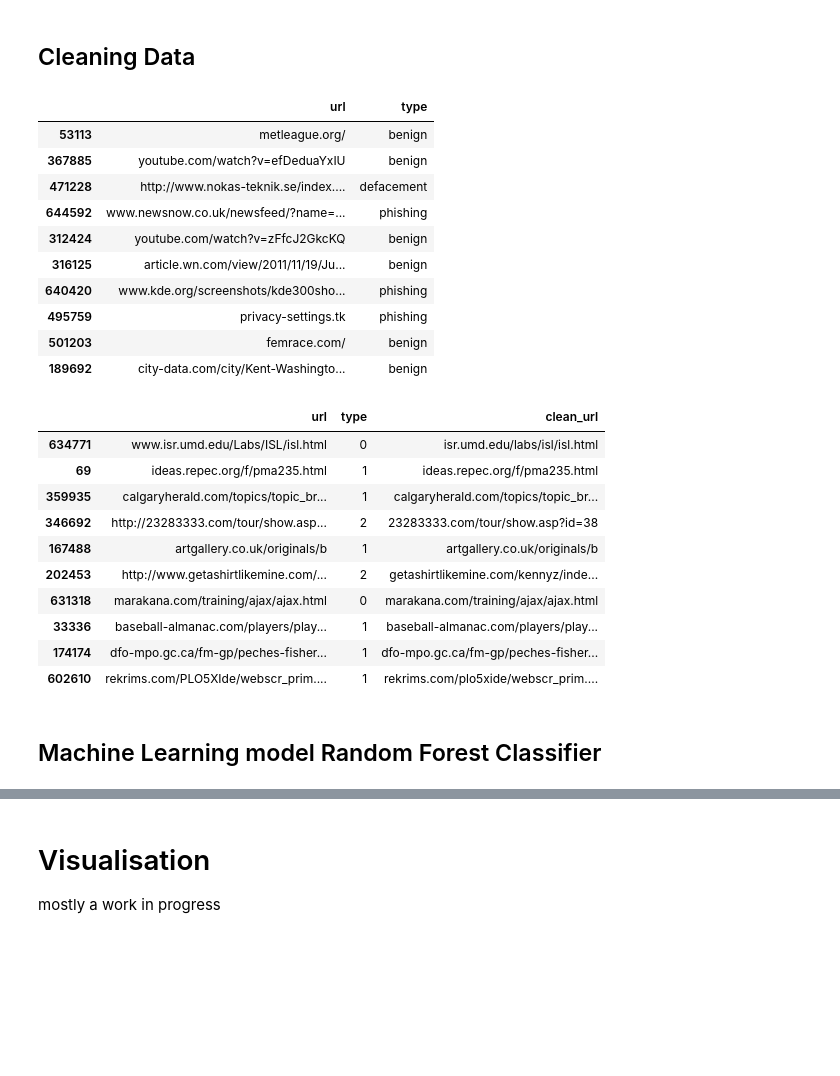
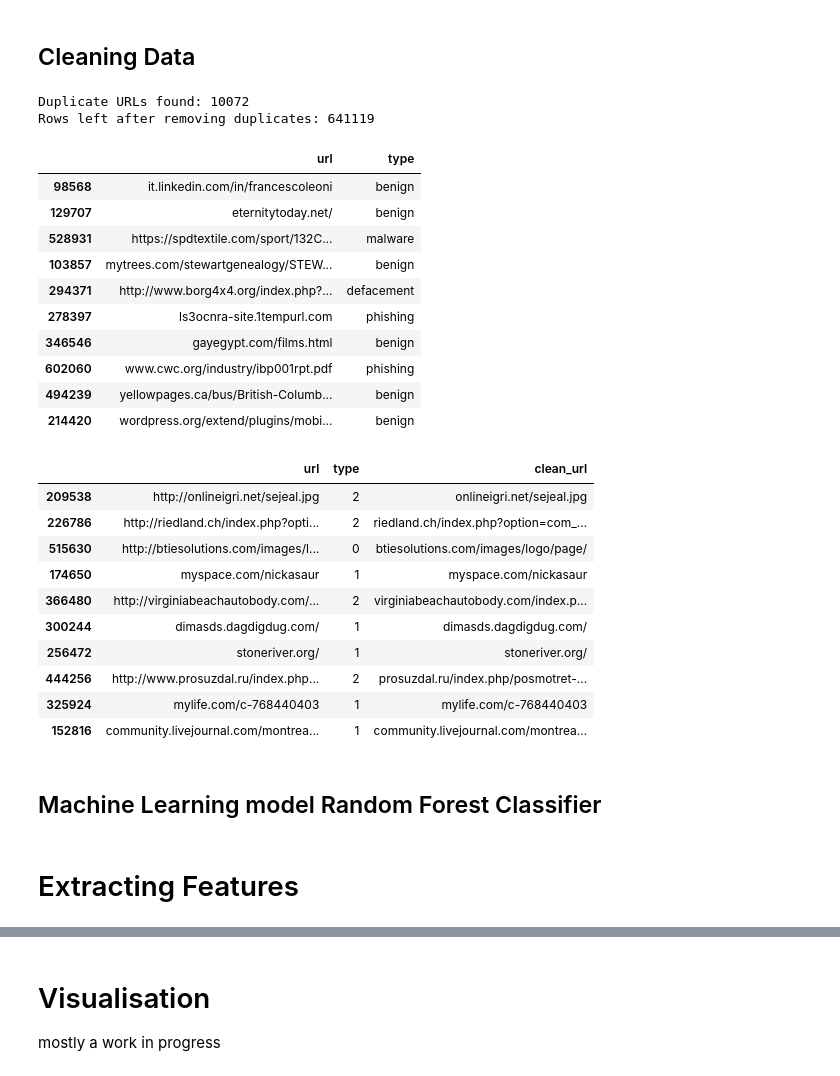
Before and after one commit to TheDelta220/Phishing-URL-Detection, a Jupyter notebook: Phishing URL Detection.ipynb, the cells around one changed output, grey strips where cells are left out. Cells and saved outputs as stored; diff of their text form; code cells hidden in the pictures; blank space fills up the shorter version.

```diff
--- a/Phishing URL Detection.ipynb
+++ b/Phishing URL Detection.ipynb
@@ -47,24 +47,36 @@ Name: count, dtype: int64
 # %%
 #uses "dropna" to get rid of any missing entrys
 #https://pandas.pydata.org/docs/reference/api/pandas.DataFrame.dropna.html#
 df = df.dropna(subset=["url", "type"])
 #turns all values in the URL colomn into strings and then removes spaces, tabs and other stuff so that it make it easier to read
 df["url"] = df["url"].astype(str).str.strip()
 #creates a column of bool values where True is a URL that has text and False are just blank
 df = df[df["url"] != ""]
+#counts how many rows are a repeat of a URL that is already in the data
+#https://pandas.pydata.org/docs/reference/api/pandas.DataFrame.duplicated.html
+print("Duplicate URLs found:", df.duplicated(subset=["url"]).sum())
+#uses "drop_duplicates" to keep the first copy of each URL and remove the repeats
+#this is done so the same URL cant end up in both the training set and the test set
+#https://pandas.pydata.org/docs/reference/api/pandas.DataFrame.drop_duplicates.html
+df = df.drop_duplicates(subset=["url"], keep="first")
+#renumbers the rows from 0 so there are no gaps left where the duplicates were removed
+df = df.reset_index(drop=True)
+print("Rows left after removing duplicates:", df.shape[0])
 df.sample(10)
 # %% [output]
+Duplicate URLs found: 10072
+Rows left after removing duplicates: 641119
 |  | url | type |
-| 53113 | metleague.org/ | benign |
-| 367885 | youtube.com/watch?v=efDeduaYxIU | benign |
-| 471228 | http://www.nokas-teknik.se/index.... | defacement |
-| 644592 | www.newsnow.co.uk/newsfeed/?name=... | phishing |
-| 312424 | youtube.com/watch?v=zFfcJ2GkcKQ | benign |
-| 316125 | article.wn.com/view/2011/11/19/Ju... | benign |
-| 640420 | www.kde.org/screenshots/kde300sho... | phishing |
-| 495759 | privacy-settings.tk | phishing |
-| 501203 | femrace.com/ | benign |
-| 189692 | city-data.com/city/Kent-Washingto... | benign |
+| 98568 | it.linkedin.com/in/francescoleoni | benign |
+| 129707 | eternitytoday.net/ | benign |
+| 528931 | https://spdtextile.com/sport/132C... | malware |
+| 103857 | mytrees.com/stewartgenealogy/STEW... | benign |
+| 294371 | http://www.borg4x4.org/index.php?... | defacement |
+| 278397 | ls3ocnra-site.1tempurl.com | phishing |
+| 346546 | gayegypt.com/films.html | benign |
+| 602060 | www.cwc.org/industry/ibp001rpt.pdf | phishing |
+| 494239 | yellowpages.ca/bus/British-Columb... | benign |
+| 214420 | wordpress.org/extend/plugins/mobi... | benign |
 # %%
 #use "map" to assign a int to each type so that it is easier to sort and understand
 #https://pandas.pydata.org/docs/reference/api/pandas.DataFrame.map.html
@@ -87,16 +99,16 @@ df['clean_url'] = df['url'].apply(simple_preprocess)
 df.sample(10)
 # %% [output]
 |  | url | type | clean_url |
-| 634771 | www.isr.umd.edu/Labs/ISL/isl.html | 0 | isr.umd.edu/labs/isl/isl.html |
-| 69 | ideas.repec.org/f/pma235.html | 1 | ideas.repec.org/f/pma235.html |
-| 359935 | calgaryherald.com/topics/topic_br... | 1 | calgaryherald.com/topics/topic_br... |
-| 346692 | http://23283333.com/tour/show.asp... | 2 | 23283333.com/tour/show.asp?id=38 |
-| 167488 | artgallery.co.uk/originals/b | 1 | artgallery.co.uk/originals/b |
-| 202453 | http://www.getashirtlikemine.com/... | 2 | getashirtlikemine.com/kennyz/inde... |
-| 631318 | marakana.com/training/ajax/ajax.html | 0 | marakana.com/training/ajax/ajax.html |
-| 33336 | baseball-almanac.com/players/play... | 1 | baseball-almanac.com/players/play... |
-| 174174 | dfo-mpo.gc.ca/fm-gp/peches-fisher... | 1 | dfo-mpo.gc.ca/fm-gp/peches-fisher... |
-| 602610 | rekrims.com/PLO5XIde/webscr_prim.... | 1 | rekrims.com/plo5xide/webscr_prim.... |
+| 209538 | http://onlineigri.net/sejeal.jpg | 2 | onlineigri.net/sejeal.jpg |
+| 226786 | http://riedland.ch/index.php?opti... | 2 | riedland.ch/index.php?option=com_... |
+| 515630 | http://btiesolutions.com/images/l... | 0 | btiesolutions.com/images/logo/page/ |
+| 174650 | myspace.com/nickasaur | 1 | myspace.com/nickasaur |
+| 366480 | http://virginiabeachautobody.com/... | 2 | virginiabeachautobody.com/index.p... |
+| 300244 | dimasds.dagdigdug.com/ | 1 | dimasds.dagdigdug.com/ |
+| 256472 | stoneriver.org/ | 1 | stoneriver.org/ |
+| 444256 | http://www.prosuzdal.ru/index.php... | 2 | prosuzdal.ru/index.php/posmotret-... |
+| 325924 | mylife.com/c-768440403 | 1 | mylife.com/c-768440403 |
+| 152816 | community.livejournal.com/montrea... | 1 | community.livejournal.com/montrea... |
 # %% [markdown]
 ## Machine Learning model Random Forest Classifier
 # %%
@@ -111 +125,3 @@ from sklearn.ensemble import RandomForestClassifier
+# %% [markdown]
+# Extracting Features
 # %%
```
Also changed, not shown: parts of 9 cells of this notebook, 1 other file.
